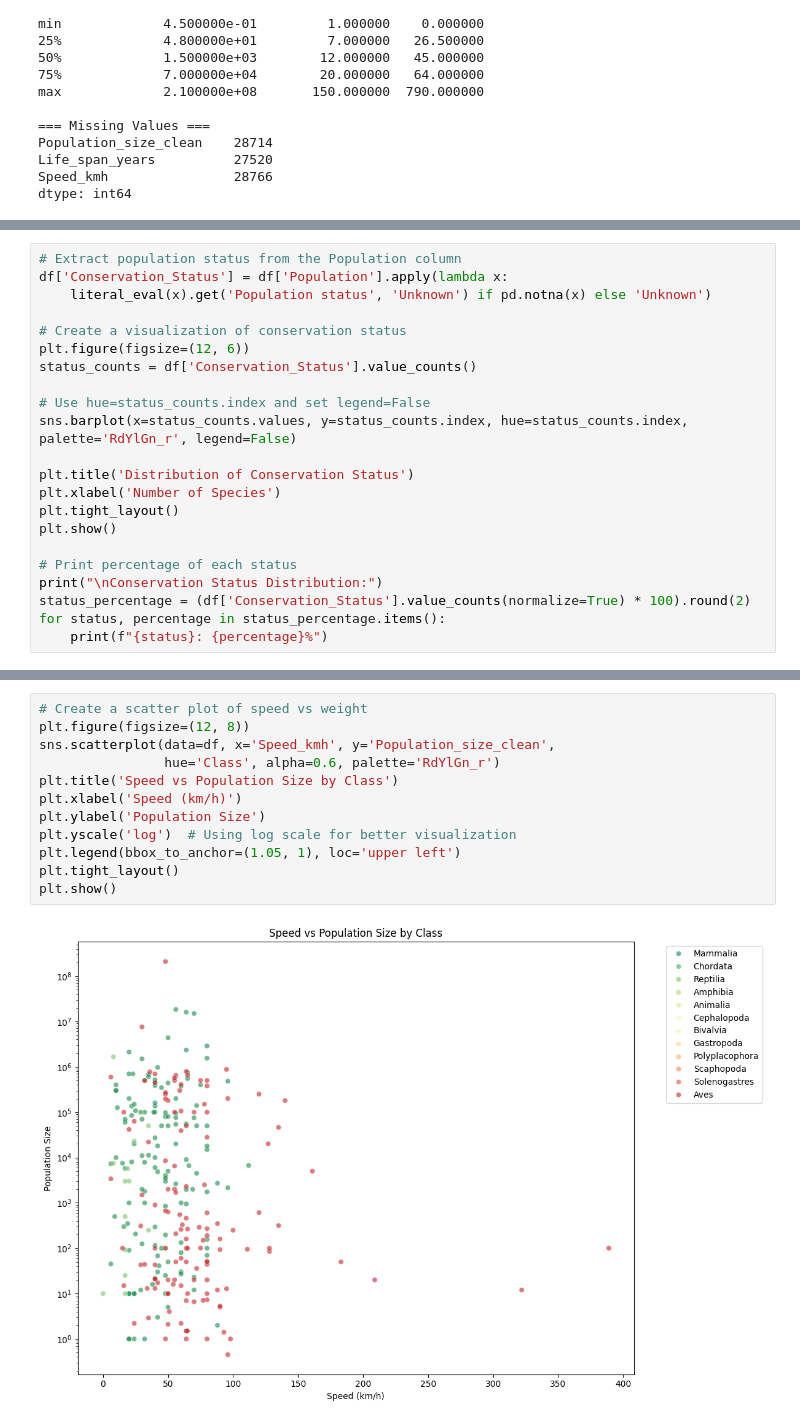
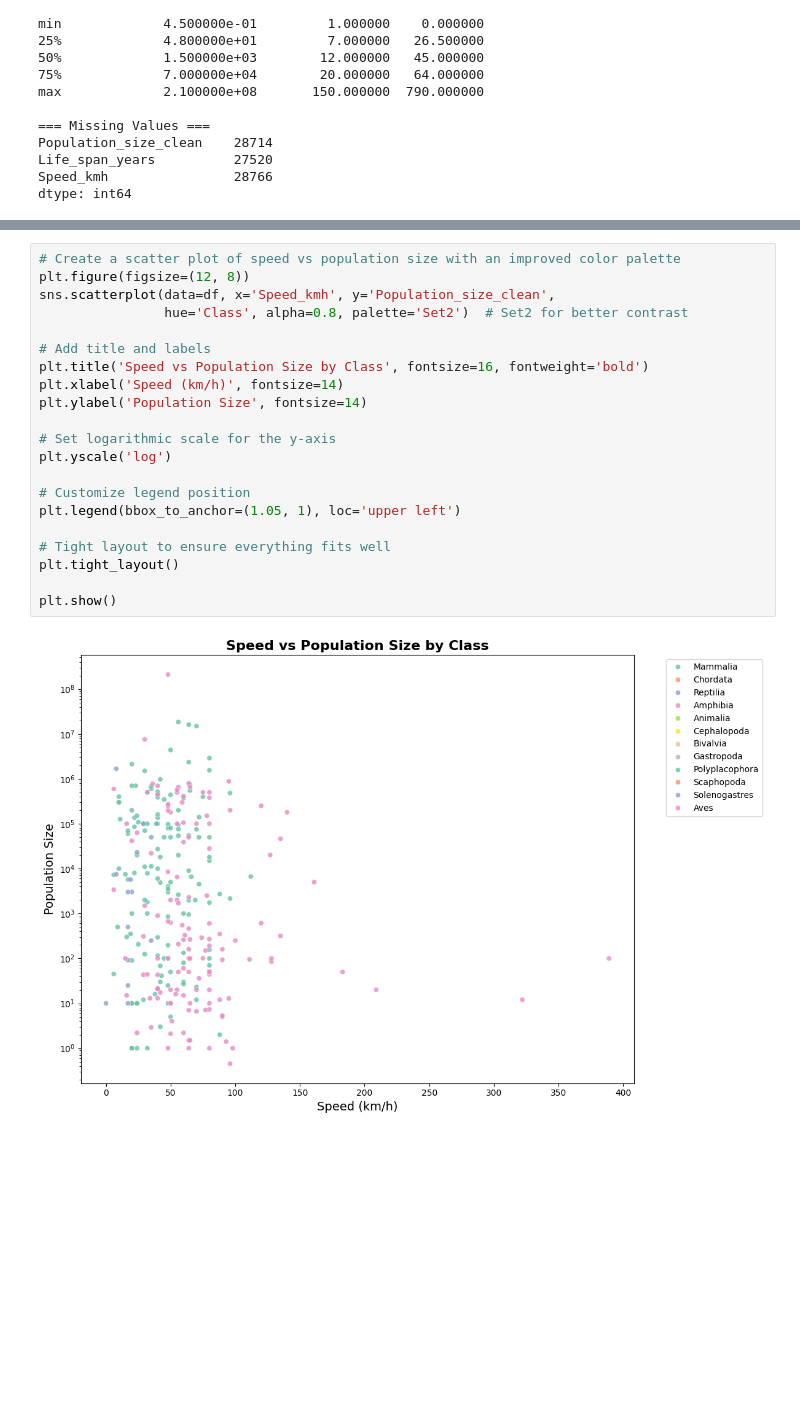
Before and after one commit to Ruben-Edard/MySQL-Data-Cleaning, a Jupyter notebook: Python/wildlife.ipynb, the cells around one changed output, grey strips where cells are left out. Cells and saved outputs as stored; diff of their text form; blank space fills up the shorter version.

```diff
--- a/Python/wildlife.ipynb
+++ b/Python/wildlife.ipynb
@@ -128,22 +141,0 @@ plt.show()
-# %%
-# Extract population status from the Population column
-df['Conservation_Status'] = df['Population'].apply(lambda x:
-    literal_eval(x).get('Population status', 'Unknown') if pd.notna(x) else 'Unknown')
-
-# Create a visualization of conservation status
-plt.figure(figsize=(12, 6))
-status_counts = df['Conservation_Status'].value_counts()
-
-# Use hue=status_counts.index and set legend=False
-sns.barplot(x=status_counts.values, y=status_counts.index, hue=status_counts.index, palette='RdYlGn_r', legend=False)
-
-plt.title('Distribution of Conservation Status')
-plt.xlabel('Number of Species')
-plt.tight_layout()
-plt.show()
-
-# Print percentage of each status
-print("\nConservation Status Distribution:")
-status_percentage = (df['Conservation_Status'].value_counts(normalize=True) * 100).round(2)
-for status, percentage in status_percentage.items():
-    print(f"{status}: {percentage}%")
@@ -163,14 +163,23 @@ Extinct in the wild (EW): 0.04%
 # %%
-# Create a scatter plot of speed vs weight
+# Create a scatter plot of speed vs population size with an improved color palette
 plt.figure(figsize=(12, 8))
 sns.scatterplot(data=df, x='Speed_kmh', y='Population_size_clean',
-                hue='Class', alpha=0.6, palette='RdYlGn_r')
-plt.title('Speed vs Population Size by Class')
-plt.xlabel('Speed (km/h)')
-plt.ylabel('Population Size')
-plt.yscale('log')  # Using log scale for better visualization
+                hue='Class', alpha=0.8, palette='Set2')  # Set2 for better contrast
+
+# Add title and labels
+plt.title('Speed vs Population Size by Class', fontsize=16, fontweight='bold')
+plt.xlabel('Speed (km/h)', fontsize=14)
+plt.ylabel('Population Size', fontsize=14)
+
+# Set logarithmic scale for the y-axis
+plt.yscale('log')
+
+# Customize legend position
 plt.legend(bbox_to_anchor=(1.05, 1), loc='upper left')
+
+# Tight layout to ensure everything fits well
 plt.tight_layout()
+
 plt.show()
 # %% [output]
-[figure, old version]
+[figure, new version]
```
Also changed, not shown: parts of 6 cells of this notebook.
